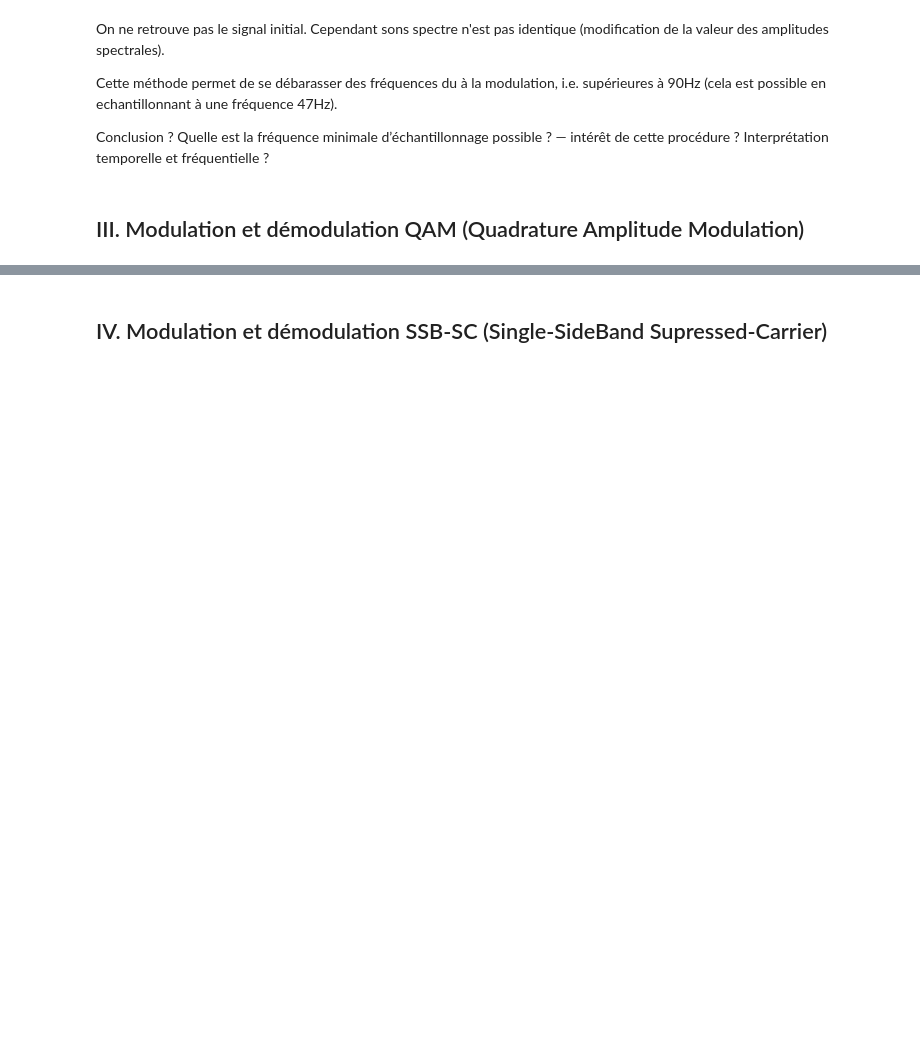
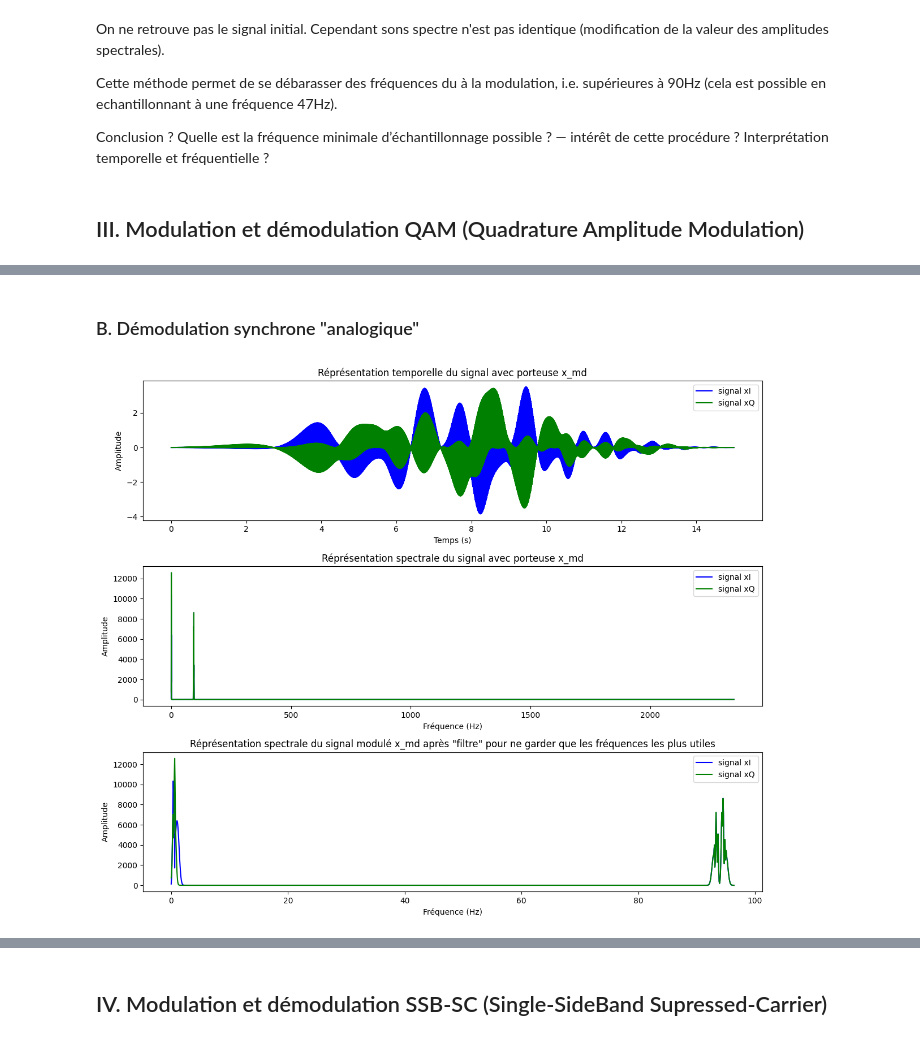
Before and after one commit to TomSchippke/PROJETS_S2, a Jupyter notebook: Mini_Projet_LAGARDE_SCHIPPKE.ipynb, the cells around one changed output, grey strips where cells are left out. Drawn from its saved outputs; the diff is of its cells as text; code cells hidden in the pictures; blank space fills up the shorter version.

```diff
--- a/Mini_Projet_LAGARDE_SCHIPPKE.ipynb
+++ b/Mini_Projet_LAGARDE_SCHIPPKE.ipynb
@@ -575,0 +699,50 @@ même fréquence maximale 𝐵.
+# %% [markdown]
+### B. Démodulation synchrone "analogique"
+# %%
+#fabrication du signal modulé
+x_mdI=2*x_mIQ*np.cos(2*np.pi*fc*t)
+x_mdQ=2*x_mIQ*np.sin(2*np.pi*fc*t)
+# Affichage
+plt.figure(figsize=(12, 10))
+
+#Représentation temporelle du signal
+plt.subplot(3, 1, 1)
+plt.plot(t,x_mdI, color='blue', label='signal xI')
+plt.plot(t,x_mdQ, color='green', label='signal xQ')
+plt.xlabel('Temps (s)')
+plt.ylabel('Amplitude')
+plt.title('Réprésentation temporelle du signal avec porteuse x_md')
+plt.legend(loc='upper right')
+
+X_mdI=np.fft.fft(x_mdI)
+freqI=np.fft.fftfreq(N, d=1/finfty)
+X_mdQ=np.fft.fft(x_mdQ)
+freqQ=np.fft.fftfreq(N, d=1/finfty)
+
+plt.subplot(3, 1, 2)
+plt.plot(freqI[:N//2],np.abs(X_mdI[:N//2]), color='blue', label='signal xI')
+plt.plot(freqQ[:N//2],np.abs(X_mdQ[:N//2]), color='green', label='signal xQ')
+plt.xlabel('Fréquence (Hz)')
+plt.ylabel('Amplitude')
+plt.title('Réprésentation spectrale du signal avec porteuse x_md')
+plt.legend(loc='upper right')
+
+indice_à_garderI = np.abs(X_mdI) > 1
+X_md_tildI=X_mdI[indice_à_garderI]
+freq_tildI=freqI[indice_à_garderI]
+indice_à_garderQ = np.abs(X_mdQ) > 1
+X_md_tildQ=X_mdQ[indice_à_garderQ]
+freq_tildQ=freqQ[indice_à_garderQ]
+
+plt.subplot(3, 1, 3)
+plt.plot(freq_tildI[freq_tildI>=0],np.abs(X_md_tildI[freq_tildI>=0]), color='blue', label='signal xI')
+plt.plot(freq_tildQ[freq_tildQ>=0],np.abs(X_md_tildQ[freq_tildQ>=0]), color='green', label='signal xQ')
+plt.xlabel('Fréquence (Hz)')
+plt.ylabel('Amplitude')
+plt.title('Réprésentation spectrale du signal modulé x_md après "filtre" pour ne garder que les fréquences les plus utiles')
+plt.legend(loc='upper right')
+
+plt.tight_layout()
+plt.show()
+# %% [output]
+[figure, added]
```
Also changed, not shown: parts of 9 cells of this notebook.
